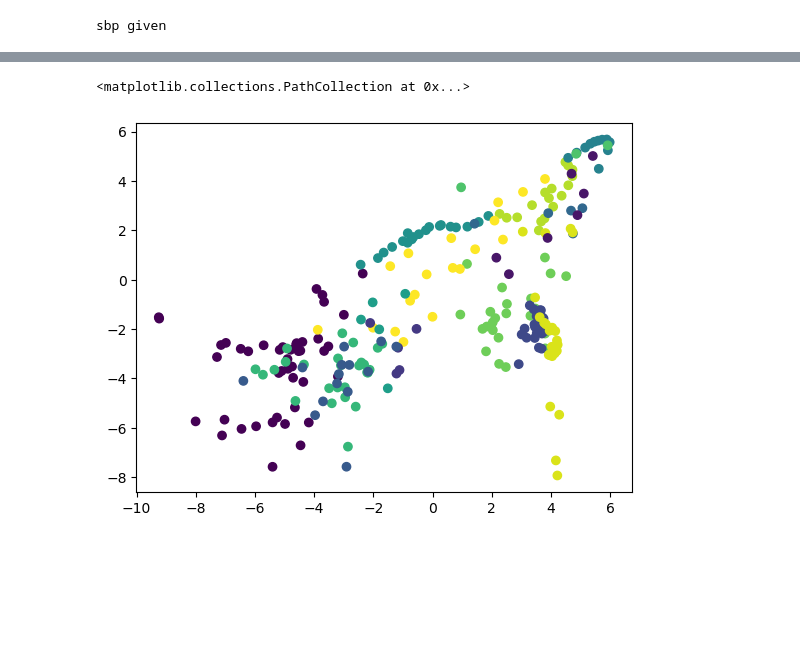
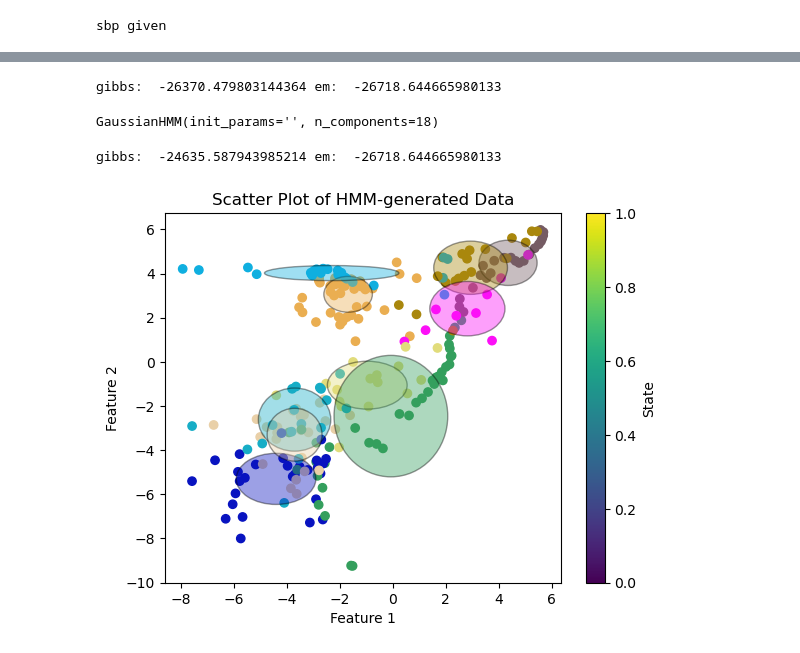
Before and after one commit to Davidjames9610/ubm, a Jupyter notebook: final/models/hdphmm/hdphmmwl/testing/whale_data_wl_test_1.ipynb, the cells around one changed output, grey strips where cells are left out. Saved outputs shown, nothing was run; the diff lists cells and outputs as text; code cells hidden in the pictures; blank space fills up the shorter version.

Commit message:
added likelihood calculations to wl model and get hmm compared against hmmlearn with same states does as well or better

```diff
--- a/final/models/hdphmm/hdphmmwl/testing/whale_data_wl_test_1.ipynb
+++ b/final/models/hdphmm/hdphmmwl/testing/whale_data_wl_test_1.ipynb
@@ -105,5 +120,25 @@ plot_hmm.plot_hmm_data(smaller_features, hdp_hmm.Z, hdp_hmm.K, hdp_hmm.mu, hdp_h
-# %%
-plt.scatter(smaller_features[:, 12], smaller_features[:, 11], c=hdp_hmm.Z, cmap='viridis', marker='o')
-# %% [output]
-<matplotlib.collections.PathCollection at 0x...>
-[figure, removed]
+# %%
+gibbs_hmm = hdp_hmm.hmm
+em_hmm = GaussianHMM(10, covariance_type='diag')
+em_hmm.fit(smaller_features)
+ll_gibbs, _ = gibbs_hmm.decode(smaller_features)
+ll_em, ss_em = em_hmm.decode(smaller_features)
+print('gibbs: ', ll_gibbs, 'em: ', ll_em)
+# %% [output]
+gibbs:  -26370.479803144364 em:  -26718.644665980133
+# %%
+gibbs_hmm.fit(smaller_features)
+# %% [output]
+GaussianHMM(init_params='', n_components=18)
+# %%
+ll_gibbs, _ = gibbs_hmm.decode(smaller_features)
+ll_em, ss_em = em_hmm.decode(smaller_features)
+print('gibbs: ', ll_gibbs, 'em: ', ll_em)
+# %% [output]
+gibbs:  -24635.587943985214 em:  -26718.644665980133
+# %%
+import final.models.hdphmm.helpers.plot_hmm as plot_hmm
+reload(plot_hmm)
+plot_hmm.plot_hmm_data(smaller_features, ss_em, em_hmm.n_components, em_hmm.means_, em_hmm.covars_, feature_a=11, feature_b=12)
+# %% [output]
+[figure, added]
```
Also changed, not shown: parts of 4 cells of this notebook, 3 other files.
